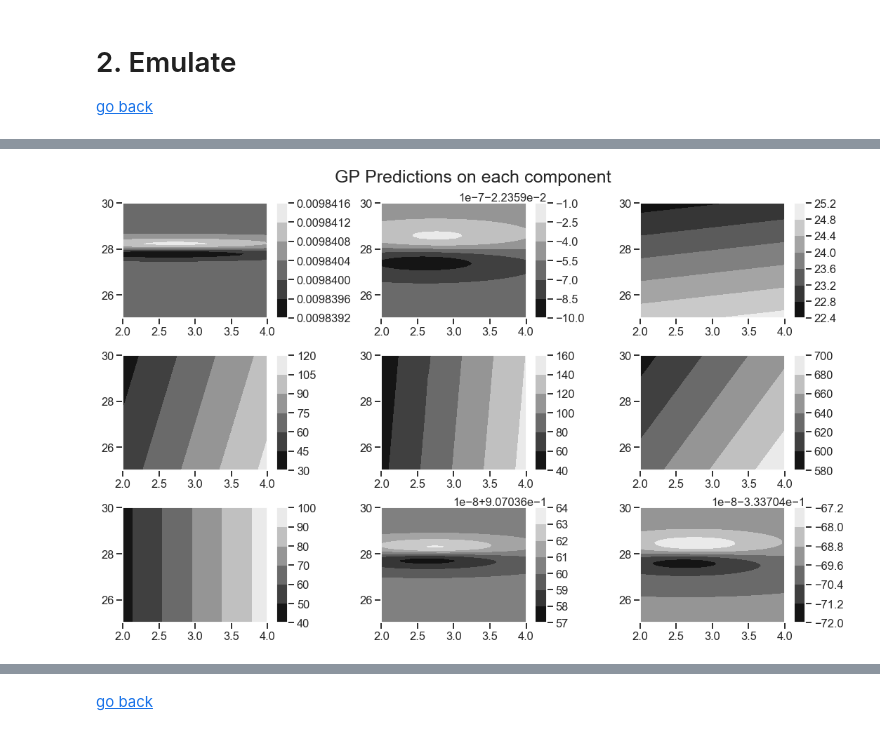
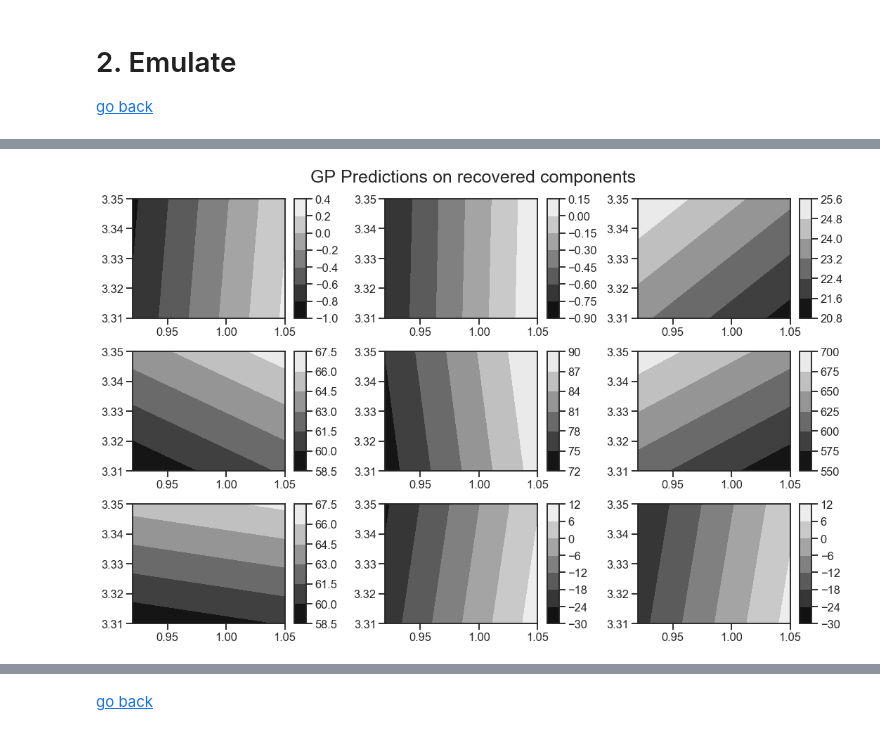
Before and after one commit to agarbuno/ces, a Jupyter notebook: examples/notebooks/lorenz63.ipynb, the cells around one changed output, grey strips where cells are left out. Drawn from its saved outputs; the diff is of its cells as text; code cells hidden in the pictures.

```diff
--- a/examples/notebooks/lorenz63.ipynb
+++ b/examples/notebooks/lorenz63.ipynb
@@ -515,14 +508,0 @@ fig.tight_layout(rect=[0, 0.03, 1, 0.95])
-# %%
-fig, ax = plt.subplots(1,1,figsize=(15, 8));
-cmap = plt.get_cmap('gray')
-plt.contourf(bs, rs,
-             (np.log(Hplot.reshape(grid_size, grid_size))), 5, cmap = cmap)
-plt.colorbar();
-plt.suptitle('Log misfit with learnable components', fontsize = 25);
-
-ax.axvline(x = ustar[1], linestyle = '--', color = 'black', linewidth = 4)
-ax.axhline(y = ustar[0], linestyle = '--', color = 'black', linewidth = 4)
-
-
-plt.scatter(enki.Ustar[1], enki.Ustar[0])
-fig.tight_layout(rect=[0, 0.03, 1, 0.95])
@@ -531,14 +508,0 @@ fig.tight_layout(rect=[0, 0.03, 1, 0.95])
-# %%
-fig, ax = plt.subplots(1,1,figsize=(15, 8));
-cmap = plt.get_cmap('gray')
-plt.contourf(bs, rs,
-             (np.log(Hplot_full.reshape(grid_size, grid_size))), 5, cmap = cmap)
-plt.colorbar();
-plt.suptitle('Log misfit with learnable components', fontsize = 25);
-
-ax.axvline(x = ustar[1], linestyle = '--', color = 'black', linewidth = 4)
-ax.axhline(y = ustar[0], linestyle = '--', color = 'black', linewidth = 4)
-
-
-plt.scatter(enki.Ustar[1], enki.Ustar[0])
-fig.tight_layout(rect=[0, 0.03, 1, 0.95])
@@ -550,0 +572,2 @@ fig.tight_layout(rect=[0, 0.03, 1, 0.95])
+# %%
+u,d,_ = np.linalg.svd(Gamma)
@@ -643,17 +658,17 @@ INFO:tensorflow:Optimization terminated with:
 # %%
-grid_size = 60
-gpmeans, gpvars = enki.predict_gps(np.vstack([rs.flatten(), bs.flatten()]).T)
+# grid_size = 40
+gpmeans, gpvars = emu.predict_gps(enki, np.vstack([rs.flatten(), bs.flatten()]).T)
 # %%
 fig, axes = plt.subplots(3,3,figsize=(15, 10))
 cmap = plt.get_cmap('gray')
 
 for ii, ax in enumerate(axes.flatten()):
     im = ax.contourf(bs, rs,
-                gpmeans[ii].reshape(grid_size, grid_size), 5, cmap = cmap)
+                (u.dot(gpmeans)[ii]).reshape(grid_size, grid_size), 5, cmap = cmap)
     plt.colorbar(im, cmap = cmap, ax= ax, aspect = 10)
 
-plt.suptitle('GP Predictions on each component', fontsize = 25);
+plt.suptitle('GP Predictions on recovered components', fontsize = 25);
 fig.tight_layout(rect=[0, 0.03, 1, 0.95])
 # %% [output]
-[figure, old version]
+[figure, new version]
 # %%
```
Also changed, not shown: parts of 171 cells of this notebook.
